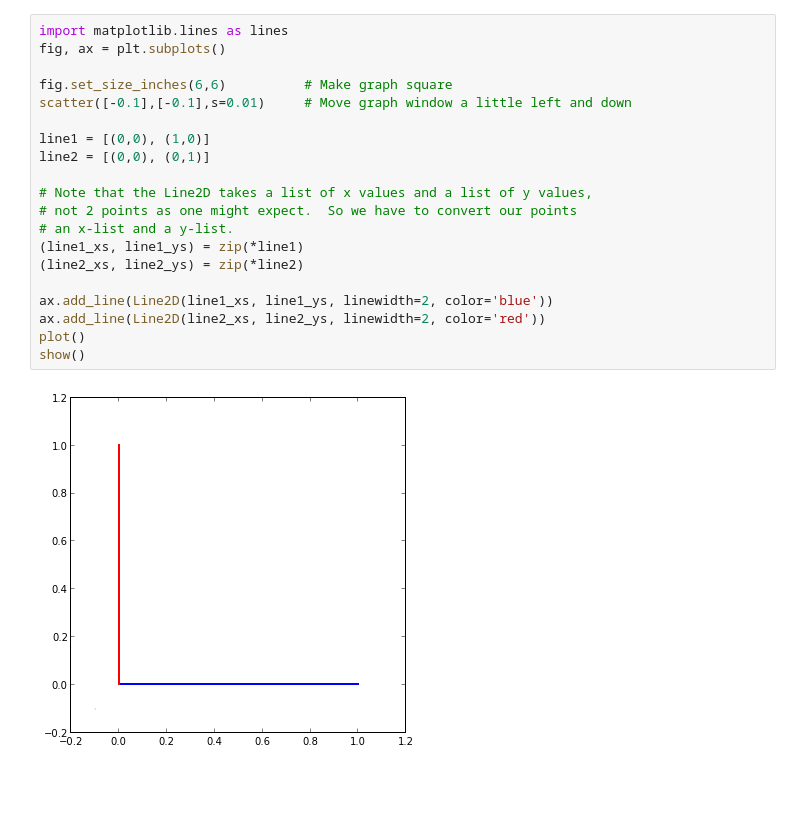
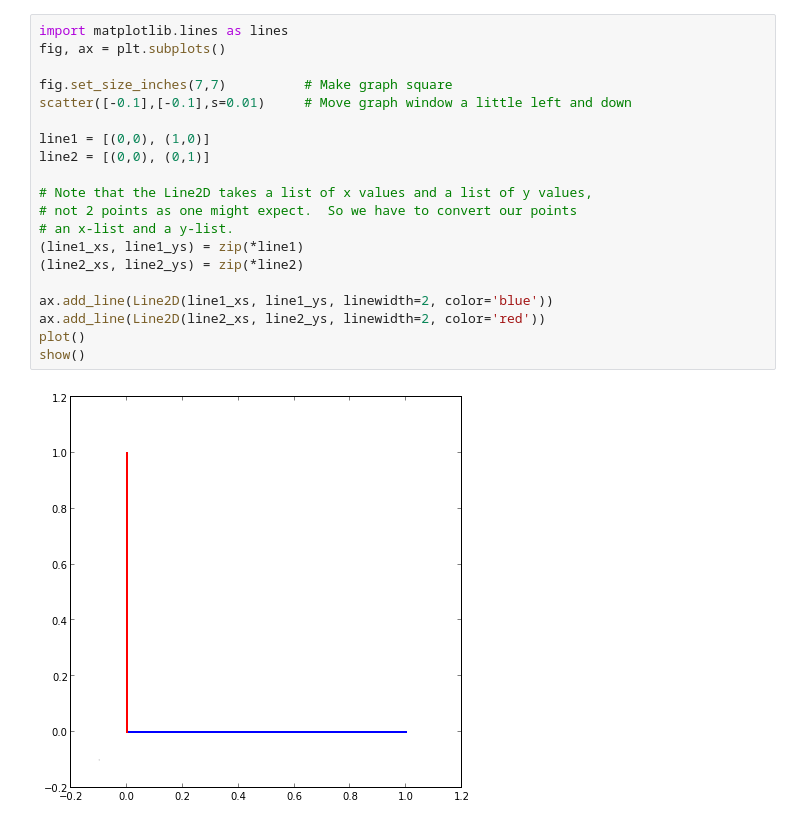
Before and after one commit to calebmadrigal/math-with-python, a Jupyter notebook: DrawingLines.ipynb, the cells around one changed output. Saved outputs shown, nothing was run; the diff lists cells and outputs as text; blank space fills up the shorter version.

```diff
--- a/DrawingLines.ipynb
+++ b/DrawingLines.ipynb
@@ -1,22 +1,22 @@
 # %%
 import matplotlib.lines as lines
 fig, ax = plt.subplots()
 
-fig.set_size_inches(6,6)          # Make graph square
+fig.set_size_inches(7,7)          # Make graph square
 scatter([-0.1],[-0.1],s=0.01)     # Move graph window a little left and down
 
 line1 = [(0,0), (1,0)]
 line2 = [(0,0), (0,1)]
 
 # Note that the Line2D takes a list of x values and a list of y values,
 # not 2 points as one might expect.  So we have to convert our points
 # an x-list and a y-list.
 (line1_xs, line1_ys) = zip(*line1)
 (line2_xs, line2_ys) = zip(*line2)
 
 ax.add_line(Line2D(line1_xs, line1_ys, linewidth=2, color='blue'))
 ax.add_line(Line2D(line2_xs, line2_ys, linewidth=2, color='red'))
 plot()
 show()
 # %% [output]
-[figure, old version]
+[figure, new version]
```
Also changed, not shown: 1 other file.
